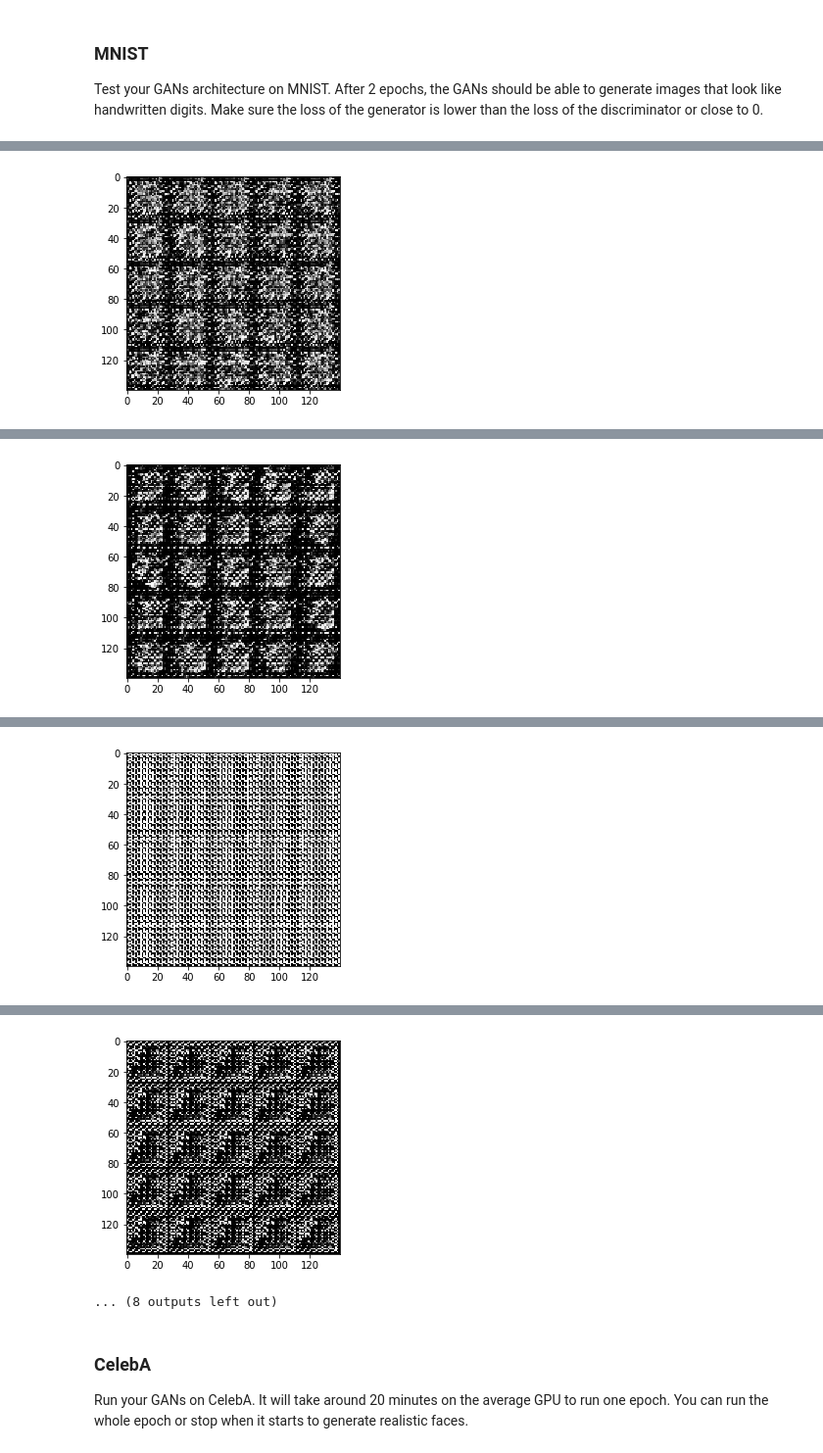
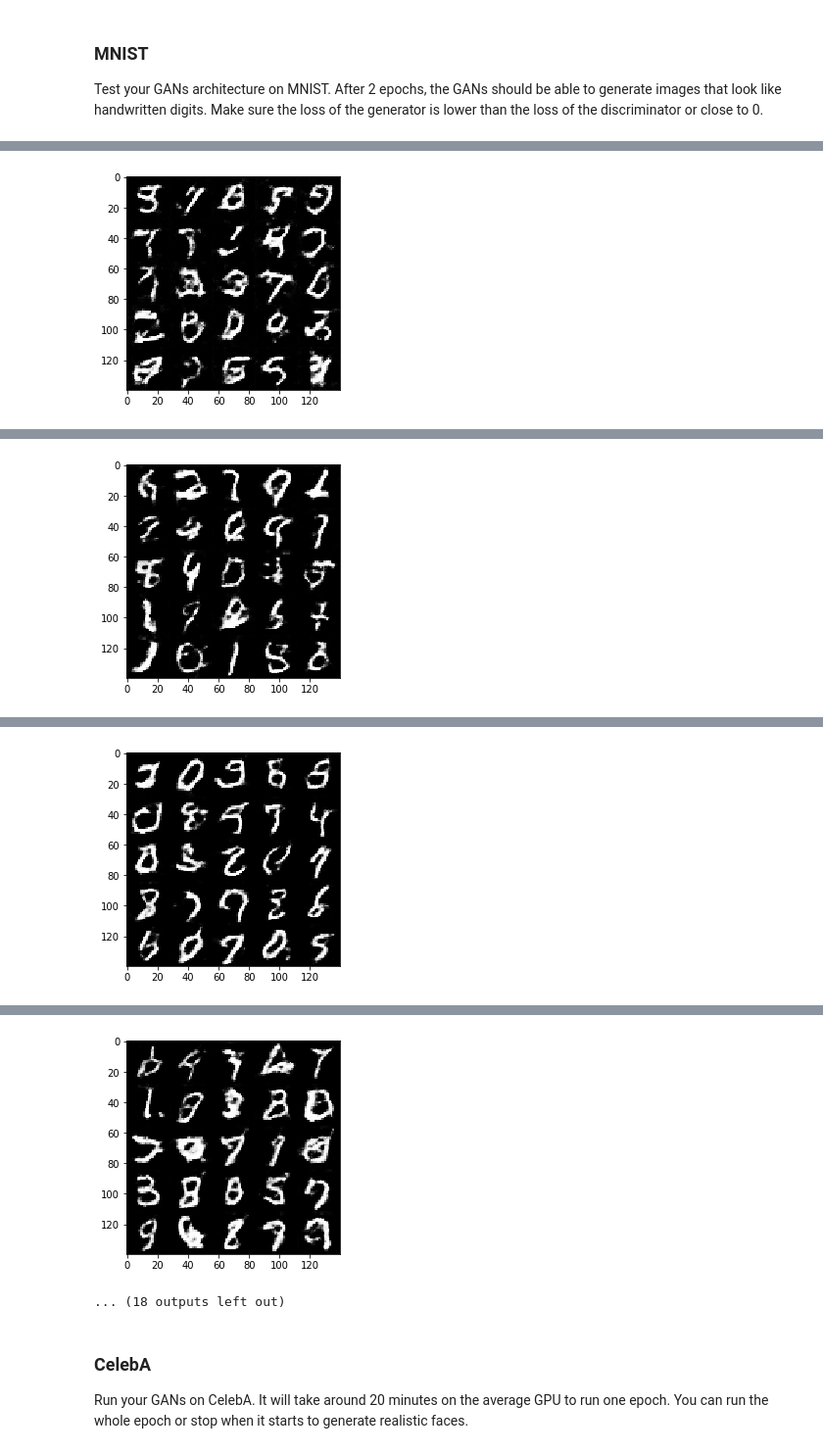
Before and after one commit to d-k-b/deep-learning, a Jupyter notebook: face_generation/dlnd_face_generation.ipynb, the cells around one changed output, grey strips where cells are left out. Shown at 98% size. Saved outputs shown, nothing was run; the diff lists cells and outputs as text; code cells hidden in the pictures.

```diff
--- a/face_generation/dlnd_face_generation.ipynb
+++ b/face_generation/dlnd_face_generation.ipynb
@@ -166,7 +166,7 @@ def discriminator(images, reuse = False, alpha = 0.2, drop_rate = 0.5):
             padding = 'same')
         disc_flow = tf.layers.batch_normalization(
             inputs = disc_flow,
-            training = is_train)
+            training = True) # is_train)
         disc_flow = tf.maximum(alpha * disc_flow, disc_flow)
         disc_flow = tf.layers.dropout(inputs = disc_flow, training = is_train, rate = drop_rate / 2, seed = 17)
 
@@ -180,7 +180,7 @@ def discriminator(images, reuse = False, alpha = 0.2, drop_rate = 0.5):
             padding = 'same')
         disc_flow = tf.layers.batch_normalization(
             inputs = disc_flow,
-            training = is_train)
+            training = True) # is_train)
         disc_flow = tf.maximum(alpha * disc_flow, disc_flow)
         disc_flow = tf.layers.dropout(inputs = disc_flow, training = is_train, rate = drop_rate, seed = 17)
 
@@ -461,15 +461,15 @@ def train(
 
                 feed_dict = {real_inputs: x, generation_seeds: z, lr: learning_rate}
 
-                # _ = sess.run(d_opt, feed_dict = {real_inputs: x, generation_seeds: z, lr: learning_rate})
-                # _ = sess.run(g_opt, feed_dict = {real_inputs: x, generation_seeds: z, lr: learning_rate})
+                _ = sess.run(d_opt, feed_dict = {real_inputs: x, generation_seeds: z, lr: learning_rate})
+                _ = sess.run(g_opt, feed_dict = {real_inputs: x, generation_seeds: z, lr: learning_rate})
                 _ = sess.run(d_opt, feed_dict = {real_inputs: x, generation_seeds: z, lr: learning_rate})
                 _ = sess.run(g_opt, feed_dict = {real_inputs: x, generation_seeds: z, lr: learning_rate})
                 _ = sess.run(g_opt, feed_dict = {real_inputs: x, generation_seeds: z, lr: learning_rate})
-                # _ = sess.run(d_opt, feed_dict = {real_inputs: x, generation_seeds: z, lr: learning_rate})
-                # _ = sess.run(g_opt, feed_dict = {real_inputs: x, generation_seeds: z, lr: learning_rate})
-                # _ = sess.run(g_opt, feed_dict = {real_inputs: x, generation_seeds: z, lr: learning_rate})
-                # _ = sess.run(g_opt, feed_dict = {real_inputs: x, generation_seeds: z, lr: learning_rate})
+                _ = sess.run(d_opt, feed_dict = {real_inputs: x, generation_seeds: z, lr: learning_rate})
+                _ = sess.run(g_opt, feed_dict = {real_inputs: x, generation_seeds: z, lr: learning_rate})
+                _ = sess.run(g_opt, feed_dict = {real_inputs: x, generation_seeds: z, lr: learning_rate})
+                _ = sess.run(g_opt, feed_dict = {real_inputs: x, generation_seeds: z, lr: learning_rate})
 
                 if steps % 16 == 0:
 
@@ -494,18 +494,18 @@ def train(
 ### MNIST
 Test your GANs architecture on MNIST.  After 2 epochs, the GANs should be able to generate images that look like handwritten digits.  Make sure the loss of the generator is lower than the loss of the discriminator or close to 0.
 # %%
-batch_size = 128
+batch_size = 64
 z_dim = 128
 learning_rate = 0.0002
 alpha = 0.2
 beta1 = 0.5
-drop_rate = 0.5
+drop_rate = 0.
 smoothing_rate = 0.1
 
 """
 DON'T MODIFY ANYTHING IN THIS CELL THAT IS BELOW THIS LINE
 """
-epochs = 16
+epochs = 2
 
 mnist_dataset = helper.Dataset('mnist', glob(os.path.join(data_dir, 'mnist/*.jpg')))
 with tf.Graph().as_default():
@@ -542 +542 @@ Epoch 1/16... D Loss: 0.6714... G Loss: 2.0322
-[figure, old version]
+[figure, new version]
@@ -551 +551 @@ Epoch 2/16... D Loss: 0.6701... G Loss: 1.9159
-[figure, old version]
+[figure, new version]
@@ -560 +560 @@ Epoch 2/16... D Loss: 0.6842... G Loss: 2.0536
-[figure, old version]
+[figure, new version]
@@ -569,5 +569,5 @@ Epoch 2/16... D Loss: 0.6730... G Loss: 1.9624
-[figure, old version]
+[figure, new version]
-... (8 outputs left out)
+... (18 outputs left out)
 # %% [markdown]
 ### CelebA
 Run your GANs on CelebA.  It will take around 20 minutes on the average GPU to run one epoch.  You can run the whole epoch or stop when it starts to generate realistic faces.
```
Also changed, not shown: parts of 2 cells of this notebook, 1 other file.
